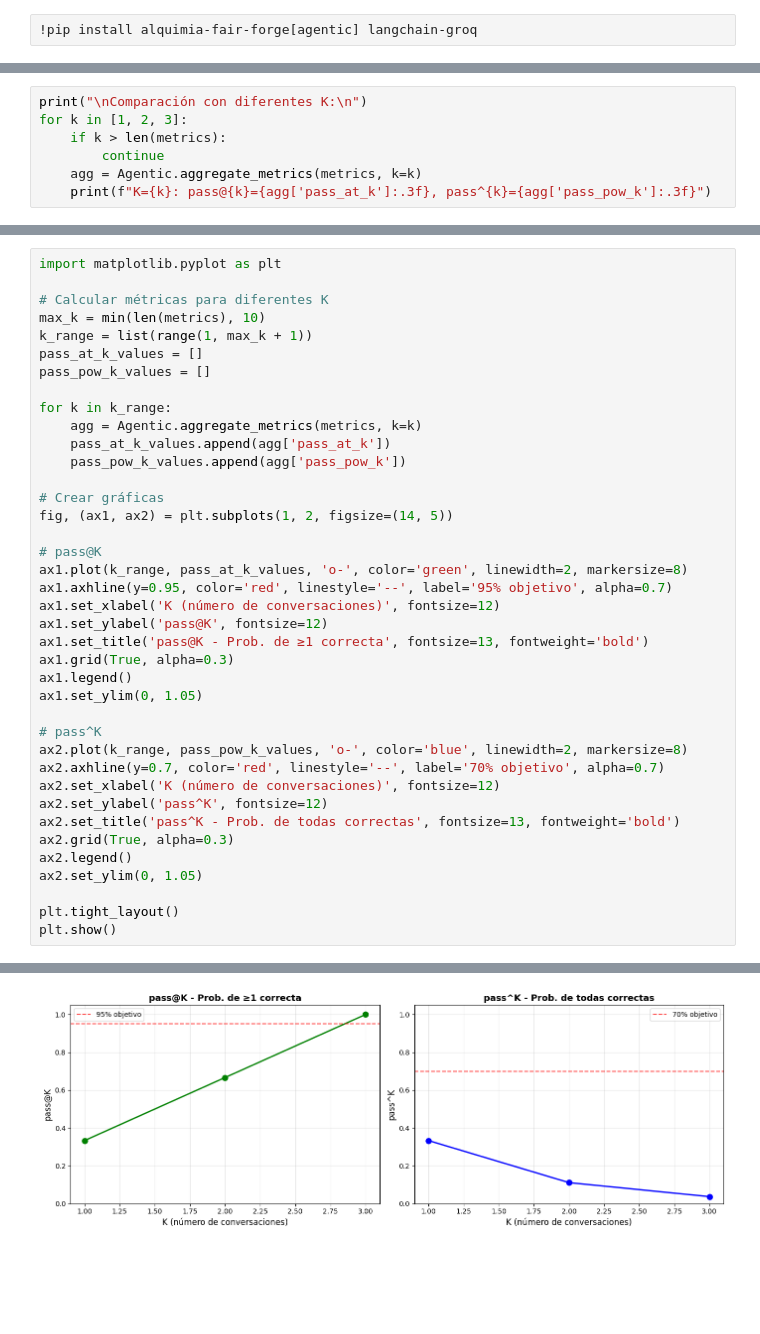
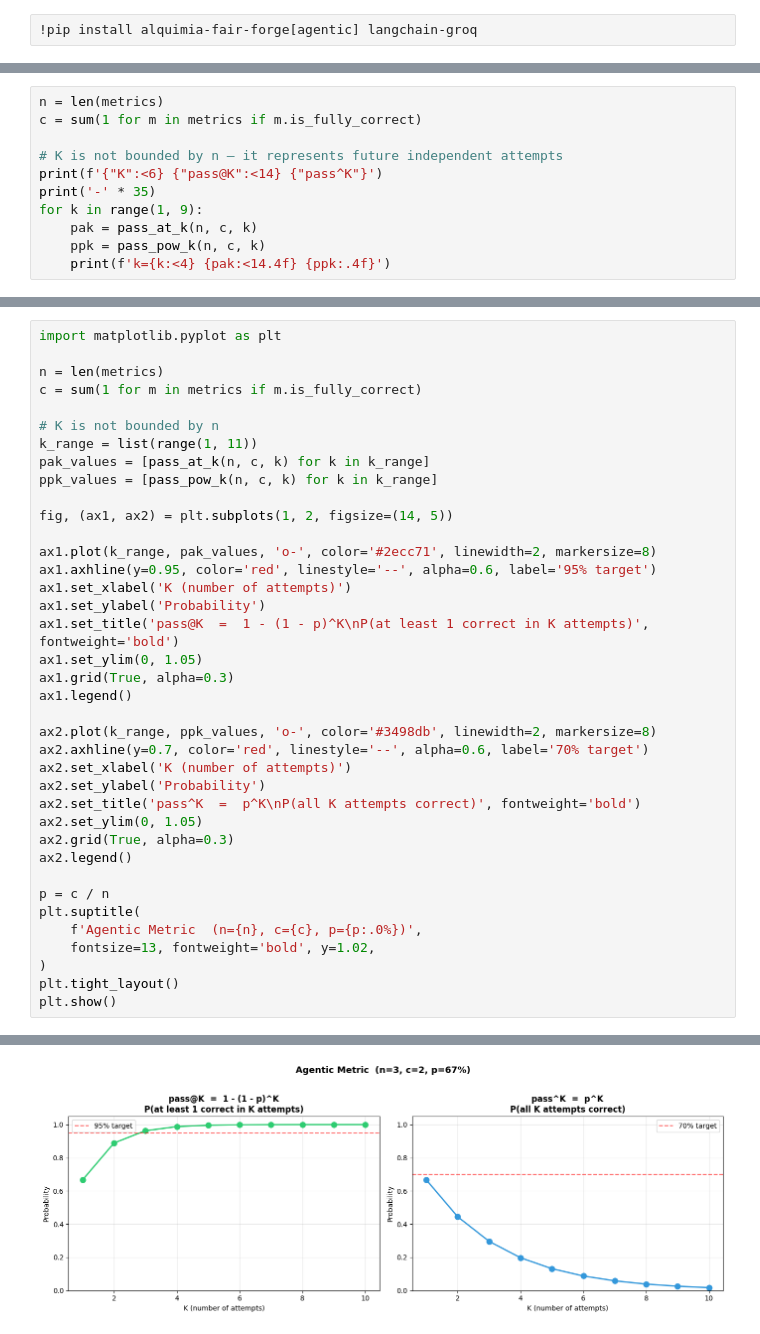
Before and after one commit to Alquimia-ai/fair-forge, a Jupyter notebook: examples/agentic/jupyter/agentic.ipynb, the cells around one changed output, grey strips where cells are left out. Drawn from its saved outputs; the diff is of its cells as text; blank space fills up the shorter version.

```diff
--- a/examples/agentic/jupyter/agentic.ipynb
+++ b/examples/agentic/jupyter/agentic.ipynb
@@ -303,8 +264,12 @@ pass^2: 0.1111 (11.1%)
 # %%
-print("\nComparación con diferentes K:\n")
-for k in [1, 2, 3]:
-    if k > len(metrics):
-        continue
-    agg = Agentic.aggregate_metrics(metrics, k=k)
-    print(f"K={k}: pass@{k}={agg['pass_at_k']:.3f}, pass^{k}={agg['pass_pow_k']:.3f}")
+n = len(metrics)
+c = sum(1 for m in metrics if m.is_fully_correct)
+
+# K is not bounded by n — it represents future independent attempts
+print(f'{"K":<6} {"pass@K":<14} {"pass^K"}')
+print('-' * 35)
+for k in range(1, 9):
+    pak = pass_at_k(n, c, k)
+    ppk = pass_pow_k(n, c, k)
+    print(f'k={k:<4} {pak:<14.4f} {ppk:.4f}')
 # %% [output]
@@ -318,40 +288,39 @@ K=3: pass@3=1.000, pass^3=0.037
 # %%
 import matplotlib.pyplot as plt
 
-# Calcular métricas para diferentes K
-max_k = min(len(metrics), 10)
-k_range = list(range(1, max_k + 1))
-pass_at_k_values = []
-pass_pow_k_values = []
+n = len(metrics)
+c = sum(1 for m in metrics if m.is_fully_correct)
 
-for k in k_range:
-    agg = Agentic.aggregate_metrics(metrics, k=k)
-    pass_at_k_values.append(agg['pass_at_k'])
-    pass_pow_k_values.append(agg['pass_pow_k'])
+# K is not bounded by n
+k_range = list(range(1, 11))
+pak_values = [pass_at_k(n, c, k) for k in k_range]
+ppk_values = [pass_pow_k(n, c, k) for k in k_range]
 
-# Crear gráficas
 fig, (ax1, ax2) = plt.subplots(1, 2, figsize=(14, 5))
 
-# pass@K
-ax1.plot(k_range, pass_at_k_values, 'o-', color='green', linewidth=2, markersize=8)
-ax1.axhline(y=0.95, color='red', linestyle='--', label='95% objetivo', alpha=0.7)
-ax1.set_xlabel('K (número de conversaciones)', fontsize=12)
-ax1.set_ylabel('pass@K', fontsize=12)
-ax1.set_title('pass@K - Prob. de ≥1 correcta', fontsize=13, fontweight='bold')
+ax1.plot(k_range, pak_values, 'o-', color='#2ecc71', linewidth=2, markersize=8)
+ax1.axhline(y=0.95, color='red', linestyle='--', alpha=0.6, label='95% target')
+ax1.set_xlabel('K (number of attempts)')
+ax1.set_ylabel('Probability')
+ax1.set_title('pass@K  =  1 - (1 - p)^K\nP(at least 1 correct in K attempts)', fontweight='bold')
+ax1.set_ylim(0, 1.05)
 ax1.grid(True, alpha=0.3)
 ax1.legend()
-ax1.set_ylim(0, 1.05)
 
-# pass^K
-ax2.plot(k_range, pass_pow_k_values, 'o-', color='blue', linewidth=2, markersize=8)
-ax2.axhline(y=0.7, color='red', linestyle='--', label='70% objetivo', alpha=0.7)
-ax2.set_xlabel('K (número de conversaciones)', fontsize=12)
-ax2.set_ylabel('pass^K', fontsize=12)
-ax2.set_title('pass^K - Prob. de todas correctas', fontsize=13, fontweight='bold')
+ax2.plot(k_range, ppk_values, 'o-', color='#3498db', linewidth=2, markersize=8)
+ax2.axhline(y=0.7, color='red', linestyle='--', alpha=0.6, label='70% target')
+ax2.set_xlabel('K (number of attempts)')
+ax2.set_ylabel('Probability')
+ax2.set_title('pass^K  =  p^K\nP(all K attempts correct)', fontweight='bold')
+ax2.set_ylim(0, 1.05)
 ax2.grid(True, alpha=0.3)
 ax2.legend()
-ax2.set_ylim(0, 1.05)
 
+p = c / n
+plt.suptitle(
+    f'Agentic Metric  (n={n}, c={c}, p={p:.0%})',
+    fontsize=13, fontweight='bold', y=1.02,
+)
 plt.tight_layout()
 plt.show()
 # %% [output]
@@ -358,2 +328,2 @@ plt.show()
-[figure, old version]
+[figure, new version]
 # %% [markdown]
```
Also changed, not shown: parts of 27 cells of this notebook, 6 other files.
